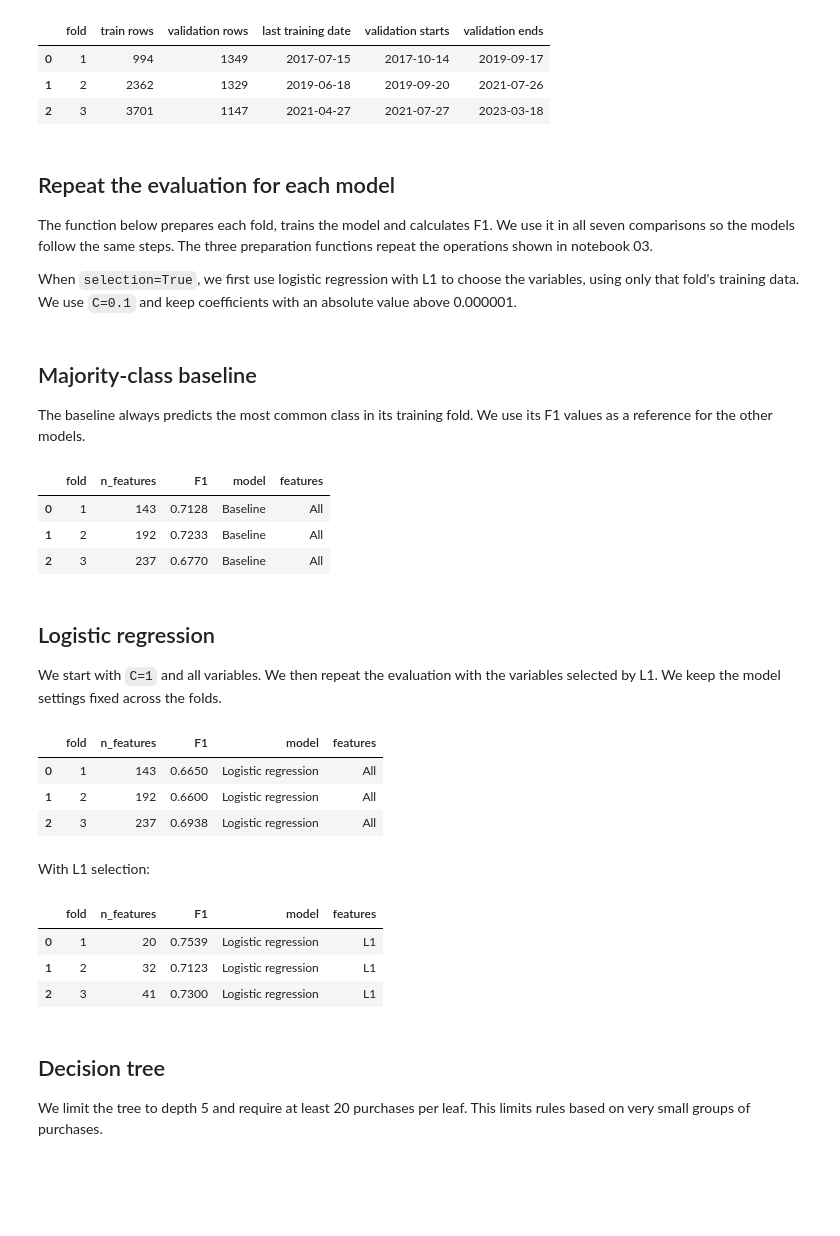
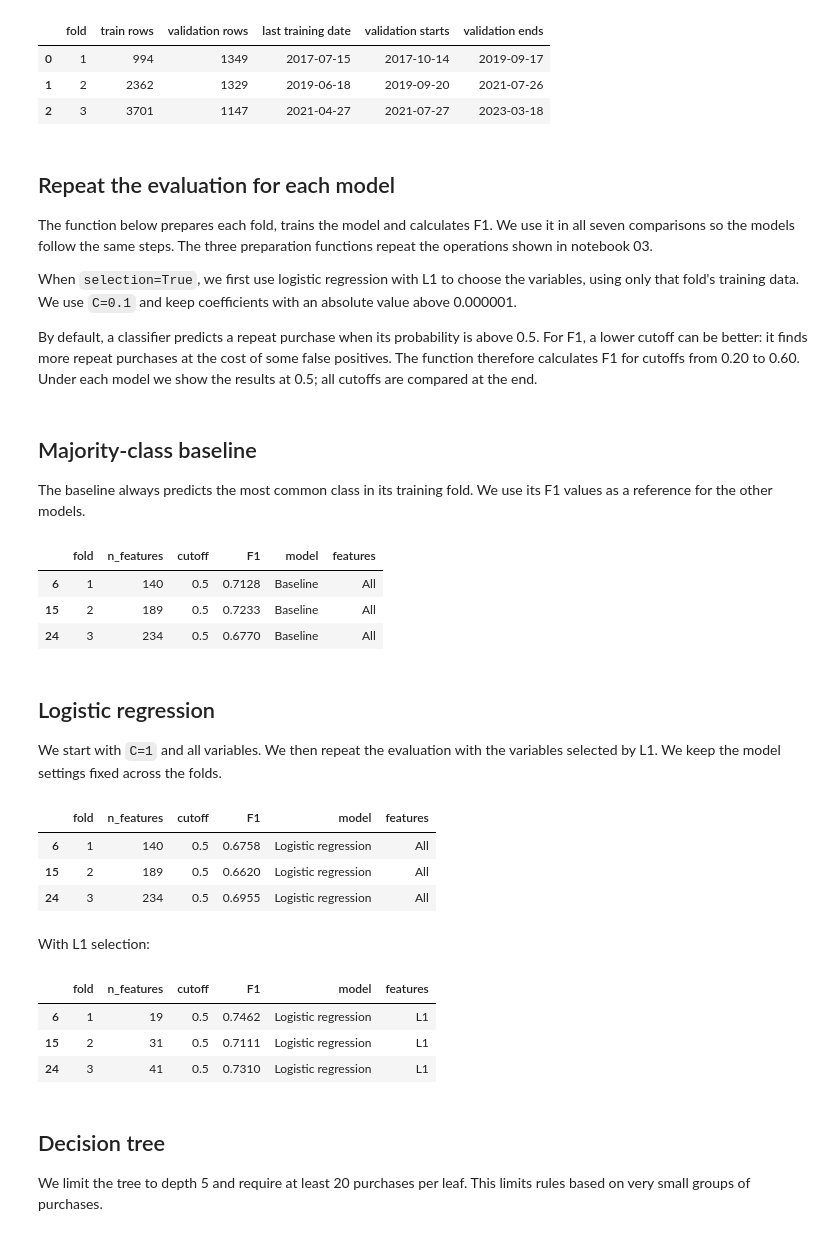
Before and after one commit to MiguelSantos00/Predicting-Repeat-Purchases-ML, a Jupyter notebook: notebooks/04_Modeling.ipynb, the cells around one changed output. Saved outputs shown, nothing was run; the diff lists cells and outputs as text; code cells hidden in the pictures; blank space fills up the shorter version.

```diff
--- a/notebooks/04_Modeling.ipynb
+++ b/notebooks/04_Modeling.ipynb
@@ -39,7 +39,6 @@ Development purchases: 5024
 Development ends: 2023-03-18
 Holdout starts: 2023-06-17
 # %%
-dev["purchase_year"] = dev["purchase_date"].dt.year
 dev["purchase_month"] = dev["purchase_date"].dt.month.astype(str)
 dev["purchase_weekday"] = dev["purchase_date"].dt.dayofweek.astype(str)
 
@@ -83,7 +82,16 @@ The three preparation functions repeat the operations shown in notebook 03.
 When `selection=True`, we first use logistic regression with L1 to choose the
 variables, using only that fold's training data. We use `C=0.1` and keep
 coefficients with an absolute value above 0.000001.
+
+By default, a classifier predicts a repeat purchase when its probability is
+above 0.5. For F1, a lower cutoff can be better: it finds more repeat purchases
+at the cost of some false positives. The function therefore calculates F1 for
+cutoffs from 0.20 to 0.60. Under each model we show the results at 0.5; all
+cutoffs are compared at the end.
 # %%
+cutoffs = np.arange(0.20, 0.61, 0.05).round(2)
+
+
 def evaluate(model, selection=False):
     rows = []
     for i, (tr, va) in enumerate(splits, 1):
@@ -94,7 +102,7 @@ def evaluate(model, selection=False):
         y_valid = y.loc[va]
 
         if selection:
-            select = LogisticRegression(penalty="l1", solver="liblinear", C=0.1,
+            select = LogisticRegression(l1_ratio=1, solver="liblinear", C=0.1,
                                          max_iter=2000, random_state=42)
             select.fit(X_train, y_train)
             keep = np.abs(select.coef_[0]) > 0.000001
@@ -103,11 +111,13 @@ def evaluate(model, selection=False):
             X_valid = X_valid[cols]
 
         model.fit(X_train, y_train)
-        pred = model.predict(X_valid)
-        f1 = f1_score(y_valid, pred)
-        rows.append([i, X_train.shape[1], f1])
+        prob = model.predict_proba(X_valid)[:, 1]
+        for cutoff in cutoffs:
+            pred = (prob > cutoff).astype(int)
+            f1 = f1_score(y_valid, pred)
+            rows.append([i, X_train.shape[1], cutoff, f1])
 
-    res = pd.DataFrame(rows, columns=["fold", "n_features", "F1"])
+    res = pd.DataFrame(rows, columns=["fold", "n_features", "cutoff", "F1"])
     return res
 # %% [markdown]
 ## Majority-class baseline
@@ -116,16 +126,16 @@ We use its F1 values as a reference for the other models.
 # %%
 scores = []
 model = DummyClassifier(strategy="most_frequent")
 res = evaluate(model)
 res["model"] = "Baseline"
 res["features"] = "All"
 scores.append(res)
-res.round(4)
+res.loc[res["cutoff"] == 0.5].round(4)
 # %% [output]
-|  | fold | n_features | F1 | model | features |
-| 0 | 1 | 143 | 0.7128 | Baseline | All |
-| 1 | 2 | 192 | 0.7233 | Baseline | All |
-| 2 | 3 | 237 | 0.6770 | Baseline | All |
+|  | fold | n_features | cutoff | F1 | model | features |
+| 6 | 1 | 140 | 0.5 | 0.7128 | Baseline | All |
+| 15 | 2 | 189 | 0.5 | 0.7233 | Baseline | All |
+| 24 | 3 | 234 | 0.5 | 0.6770 | Baseline | All |
 # %% [markdown]
 ## Logistic regression
 We start with `C=1` and all variables. We then repeat the evaluation with the
@@ -136,12 +146,12 @@ res = evaluate(model)
 res["model"] = "Logistic regression"
 res["features"] = "All"
 scores.append(res)
-res.round(4)
+res.loc[res["cutoff"] == 0.5].round(4)
 # %% [output]
-|  | fold | n_features | F1 | model | features |
-| 0 | 1 | 143 | 0.6650 | Logistic regression | All |
-| 1 | 2 | 192 | 0.6600 | Logistic regression | All |
-| 2 | 3 | 237 | 0.6938 | Logistic regression | All |
+|  | fold | n_features | cutoff | F1 | model | features |
+| 6 | 1 | 140 | 0.5 | 0.6758 | Logistic regression | All |
+| 15 | 2 | 189 | 0.5 | 0.6620 | Logistic regression | All |
+| 24 | 3 | 234 | 0.5 | 0.6955 | Logistic regression | All |
 # %% [markdown]
 With L1 selection:
 # %%
@@ -149,12 +159,12 @@ res = evaluate(model, selection=True)
 res["model"] = "Logistic regression"
 res["features"] = "L1"
 scores.append(res)
-res.round(4)
+res.loc[res["cutoff"] == 0.5].round(4)
 # %% [output]
-|  | fold | n_features | F1 | model | features |
-| 0 | 1 | 20 | 0.7539 | Logistic regression | L1 |
-| 1 | 2 | 32 | 0.7123 | Logistic regression | L1 |
-| 2 | 3 | 41 | 0.7300 | Logistic regression | L1 |
+|  | fold | n_features | cutoff | F1 | model | features |
+| 6 | 1 | 19 | 0.5 | 0.7462 | Logistic regression | L1 |
+| 15 | 2 | 31 | 0.5 | 0.7111 | Logistic regression | L1 |
+| 24 | 3 | 41 | 0.5 | 0.7310 | Logistic regression | L1 |
 # %% [markdown]
 ## Decision tree
 We limit the tree to depth 5 and require at least 20 purchases per leaf.
```
Also changed, not shown: parts of 16 cells of this notebook, 20 other files.
